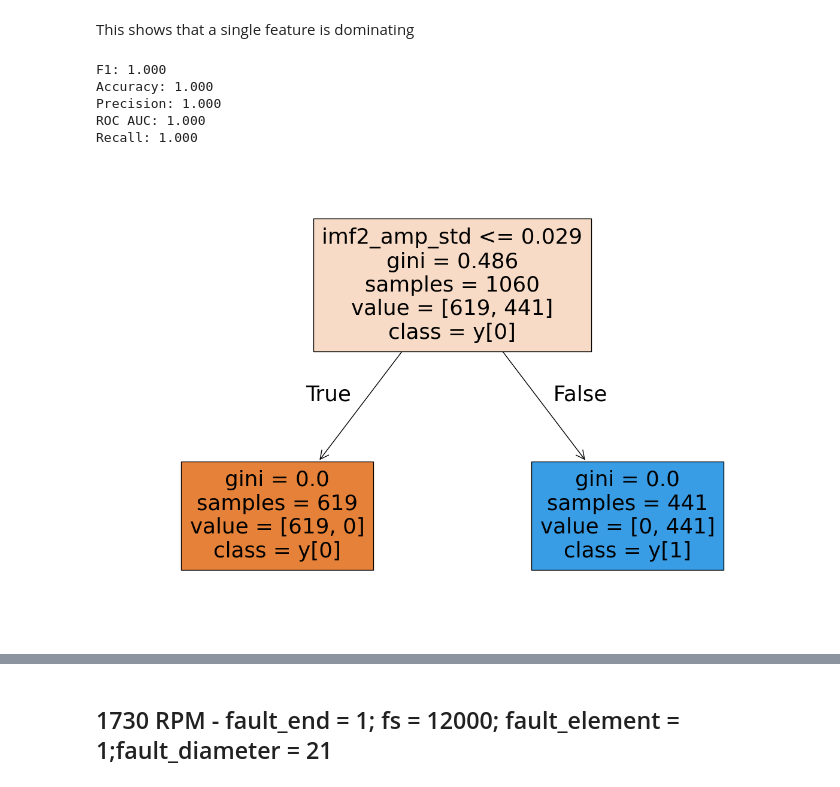
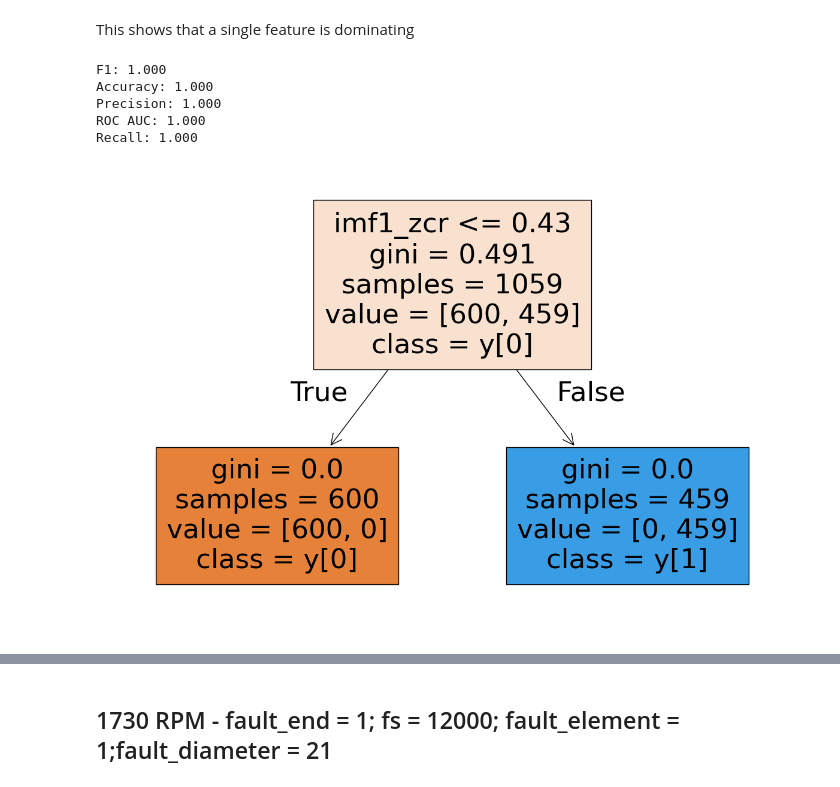
Before and after one commit to AtanasKolevNBU/PhD, a Jupyter notebook: notebooks/HHT/feature_extraction.ipynb, the cells around one changed output, grey strips where cells are left out. Drawn from its saved outputs; the diff is of its cells as text; code cells hidden in the pictures.

Commit message:
feature extraction experiments

```diff
--- a/notebooks/HHT/feature_extraction.ipynb
+++ b/notebooks/HHT/feature_extraction.ipynb
@@ -77,26 +77,36 @@ def train_test_validate_model(X, y, feat_names = None):
 
     return model, feat_importances
 # %%
-def extract_features(X_healthy, X_faulty, fs):
+def extract_features(X_healthy, X_faulty, fs, shuffle = True, win_s = 0.2, step_s=0.05, k_target=6):
 
     hht_fe_class = hht_fe.HHT_FeatureExtraction()
 
-    X_healthy, names_healthy = hht_fe_class.windowed_hht_table(X_healthy.values, fs)
+    if isinstance(X_healthy, pd.Series):
+        X_healthy, names_healthy = hht_fe_class.windowed_hht_table(X_healthy.values, fs, win_s=win_s, step_s=step_s, k_target=k_target)
+    else:
+        X_healthy, names_healthy = hht_fe_class.windowed_hht_table(X_healthy, fs, win_s=win_s, step_s=step_s, k_target=k_target)
     df_healthy = pd.DataFrame(data=X_healthy, columns=names_healthy)
-    X_faulty, names_faulty = hht_fe_class.windowed_hht_table(X_faulty.values, fs)
+    if isinstance(X_faulty, pd.Series):
+        X_faulty, names_faulty = hht_fe_class.windowed_hht_table(X_faulty.values, fs,win_s=win_s, step_s=step_s, k_target=k_target)
+    elif isinstance(X_faulty, np.ndarray):
+        X_faulty, names_faulty = hht_fe_class.windowed_hht_table(X_faulty, fs,win_s=win_s, step_s=step_s, k_target=k_target)
     df_faulty = pd.DataFrame(data=X_faulty, columns=names_faulty)
 
     df_healthy['fault'] = 0
     df_faulty['fault'] = 1
 
     df_overall = pd.concat((df_healthy,df_faulty))
-    df_overall = df_overall.sample(frac = 1) # shuffle df
+    if shuffle:
+        df_overall = df_overall.sample(frac = 1) # shuffle df
 
     return df_overall
 # %%
-def train_and_display_dtc(X, y):
+def train_and_display_dtc(X, y, dominant_feature_name = None):
 
     dtc = DecisionTreeClassifier(random_state=42)
+
+    if dominant_feature_name is not None:
+        X = X[[dominant_feature_name]]
 
     X_train, X_test, y_train, y_test = train_test_split(X, y, test_size=0.25, random_state=42, shuffle=True)
 
@@ -196,11 +206,11 @@ feat_importances
 # %% [markdown]
 This shows that a single feature is dominating
 # %%
-train_and_display_dtc(df_features.iloc[:, :-1], df_features.iloc[:, -1])
+train_and_display_dtc(df_features.iloc[:, :-1], df_features.iloc[:, -1], dominant_feature_name = 'imf1_zcr')
 # %% [output]
 F1: 1.000
 Accuracy: 1.000
 Precision: 1.000
 ROC AUC: 1.000
 Recall: 1.000
-[figure, old version]
+[figure, new version]
```
Also changed, not shown: parts of 30 cells of this notebook, 1 other file.
